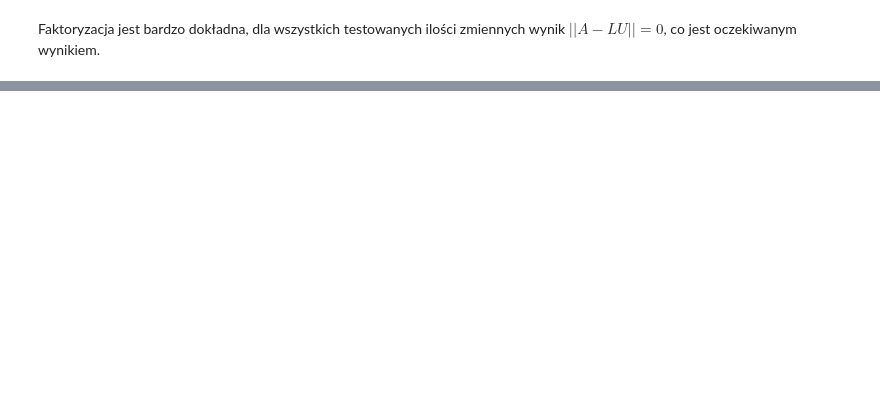
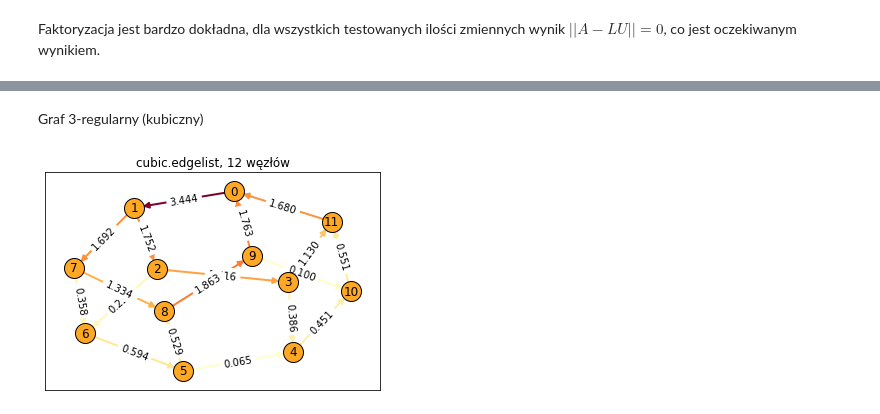
Before and after one commit to proman3419/AGH-WIET-INF-MOwNiT-2022, a Jupyter notebook: 2/2.ipynb, the cells around one changed output, grey strips where cells are left out. Cells and saved outputs as stored; diff of their text form; code cells hidden in the pictures; blank space fills up the shorter version.

```diff
--- a/2/2.ipynb
+++ b/2/2.ipynb
@@ -271,0 +337,9 @@ Faktoryzacja jest bardzo dokładna, dla wszystkich testowanych ilości zmiennych
+# %% [markdown]
+Graf 3-regularny (kubiczny)
+# %%
+G, edgelist_file = GG.generate_graph_cubic()
+ECM = ecm.ElectricalCircuitModel(edgelist_file, 0, 1, 100)
+ECM.simulate()
+ECM.display(layout=nx.kamada_kawai_layout)
+# %% [output]
+[figure, added]
```
Also changed, not shown: parts of 27 cells of this notebook, 12 other files.
